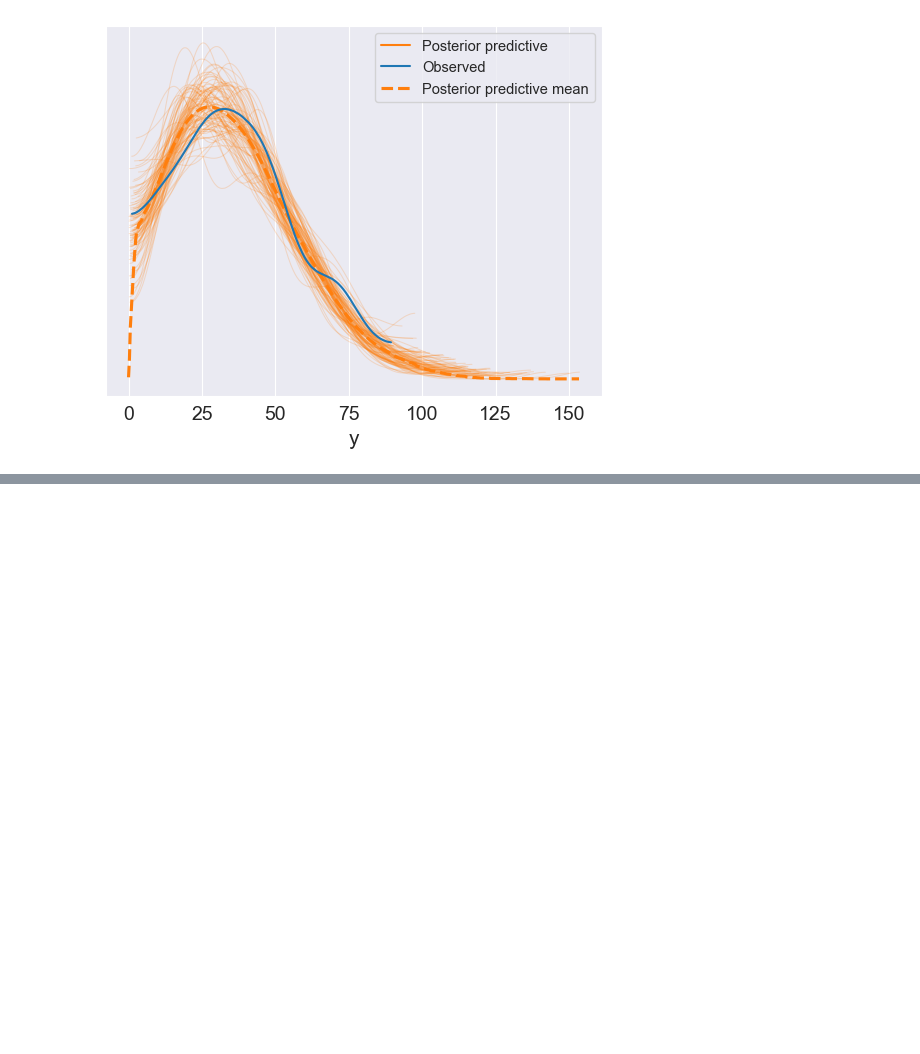
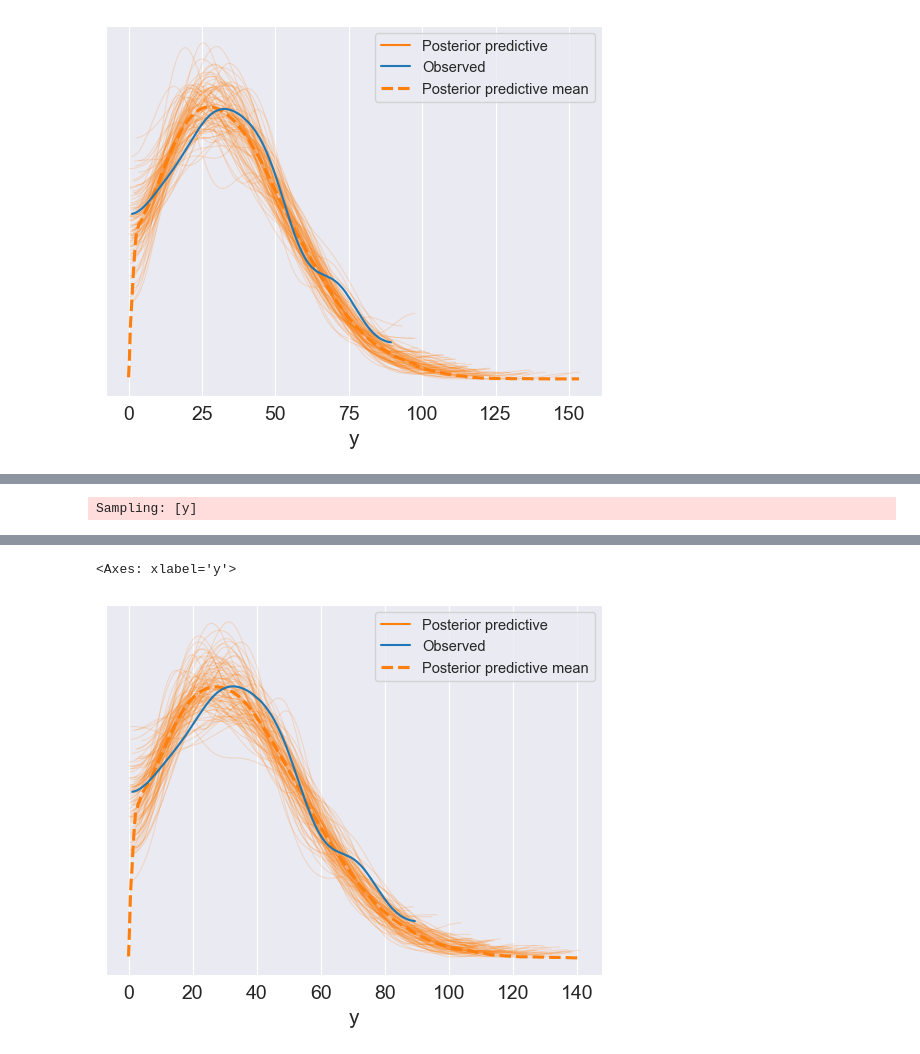
Before and after one commit to blortle-dev/data-science-lasa, a Jupyter notebook: Unit 8/ColiDicaU8Proj.ipynb, the cells around one changed output, grey strips where cells are left out. Saved outputs shown, nothing was run; the diff lists cells and outputs as text; code cells hidden in the pictures; blank space fills up the shorter version.

Commit message:
Added image

```diff
--- a/Unit 8/ColiDicaU8Proj.ipynb
+++ b/Unit 8/ColiDicaU8Proj.ipynb
@@ -189,0 +190,12 @@ That's interesting. The kilometers-only model looks to be as accurate if not sli
+# %%
+features_2 = ["Year", "Owner", "Present_Price"]
+
+X_2 = data[features_km]
+Y_2 = data["Percent_Decrease"]
+# %%
+with pm.Model() as model_cars_2:
+    s = pm.HalfNormal('s',1000)
+    μ_ = pmb.BART("μ_", X_2, np.log(Y_2), m=50)
+    μ = pm.Deterministic("μ",pm.math.exp(μ_))
+    y = pm.Gamma("y", mu=μ, sigma=s,  observed=Y_2)
+    idata_cars_2 = pm.sample(compute_convergence_checks=False, chains=8, cores=4)
@@ -189,0 +210,5 @@ That's interesting. The kilometers-only model looks to be as accurate if not sli
+# %%
+pm.sample_posterior_predictive(idata_cars_2,model_cars_2, extend_inferencedata=True)
+az.plot_ppc(idata_cars_2, num_pp_samples=100, colors=["C1", "C0", "C1"])
+# %% [output]
+Sampling: [y]
@@ -189,0 +217,2 @@ That's interesting. The kilometers-only model looks to be as accurate if not sli
+<Axes: xlabel='y'>
+[figure, added]
```
Also changed, not shown: parts of 5 cells of this notebook, 1 other file.
